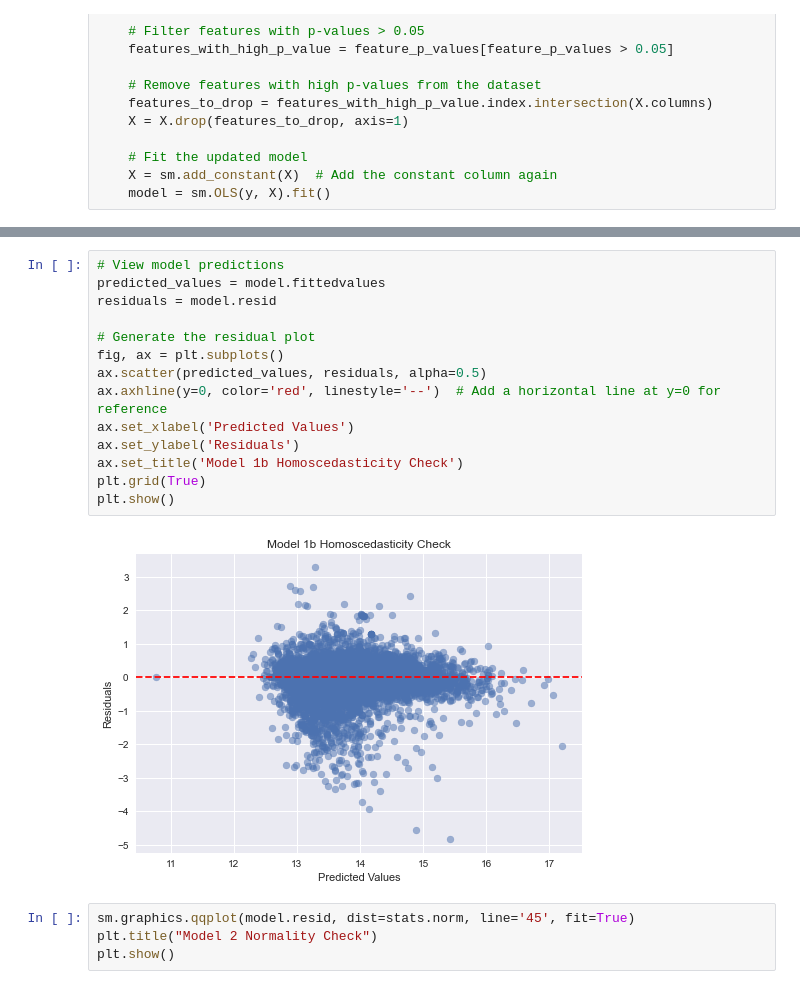
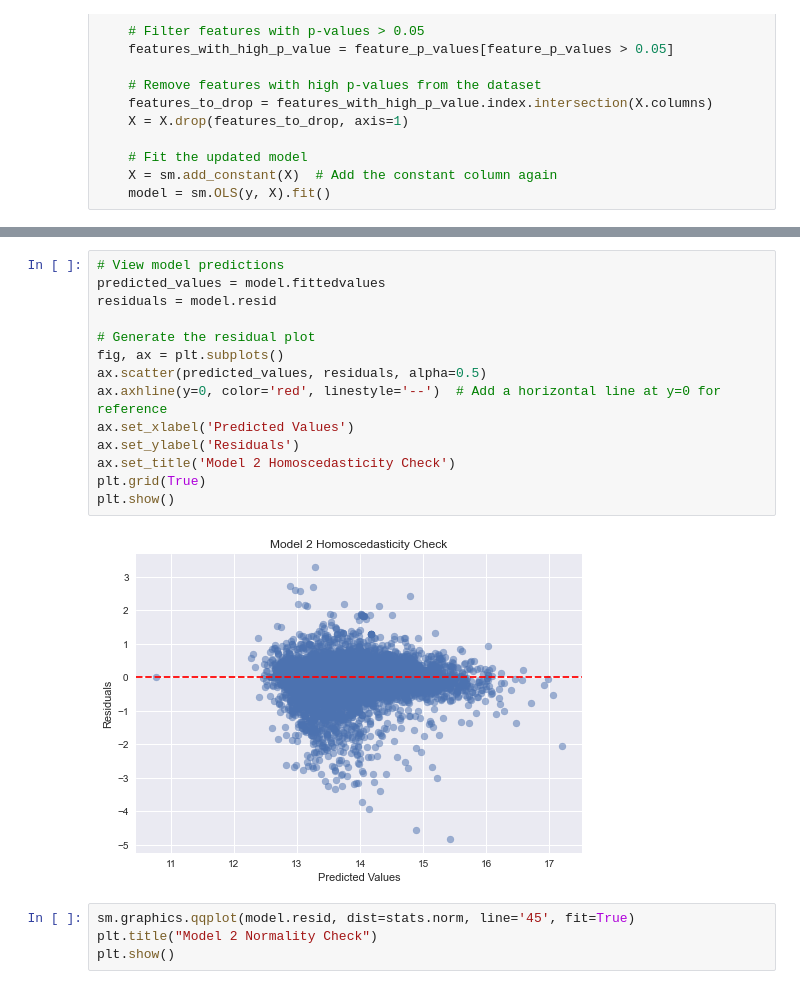
Before and after one commit to cristopher-d-delgado/Project_Linear_Regression_King_County, a Jupyter notebook: notebooks/modeling.ipynb, the cells around one changed output, grey strips where cells are left out. Cells and saved outputs as stored; diff of their text form.

Commit message:
Updated model descriptions

```diff
--- a/notebooks/modeling.ipynb
+++ b/notebooks/modeling.ipynb
@@ -652,19 +652,19 @@ strong multicollinearity or other numerical problems.
 # %%
 # View model predictions
 predicted_values = model.fittedvalues
 residuals = model.resid
 
 # Generate the residual plot
 fig, ax = plt.subplots()
 ax.scatter(predicted_values, residuals, alpha=0.5)
 ax.axhline(y=0, color='red', linestyle='--')  # Add a horizontal line at y=0 for reference
 ax.set_xlabel('Predicted Values')
 ax.set_ylabel('Residuals')
-ax.set_title('Model 1b Homoscedasticity Check')
+ax.set_title('Model 2 Homoscedasticity Check')
 plt.grid(True)
 plt.show()
 # %% [output]
-[figure, old version]
+[figure, new version]
 # %%
 sm.graphics.qqplot(model.resid, dist=stats.norm, line='45', fit=True)
 plt.title("Model 2 Normality Check")
```
Also changed, not shown: parts of 16 cells of this notebook, 1 other file.
